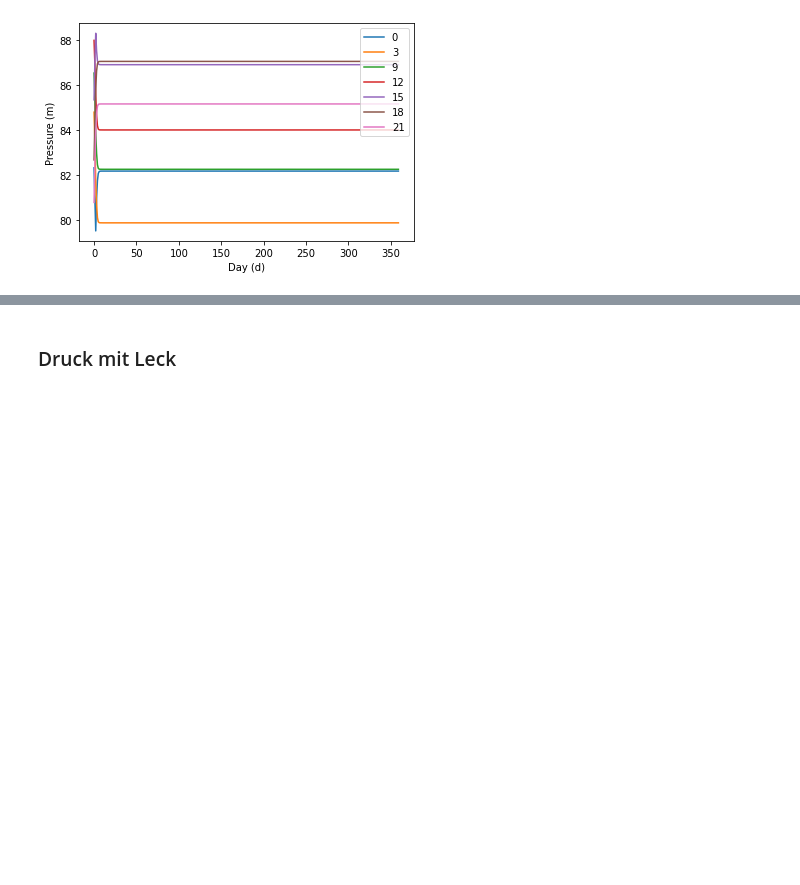
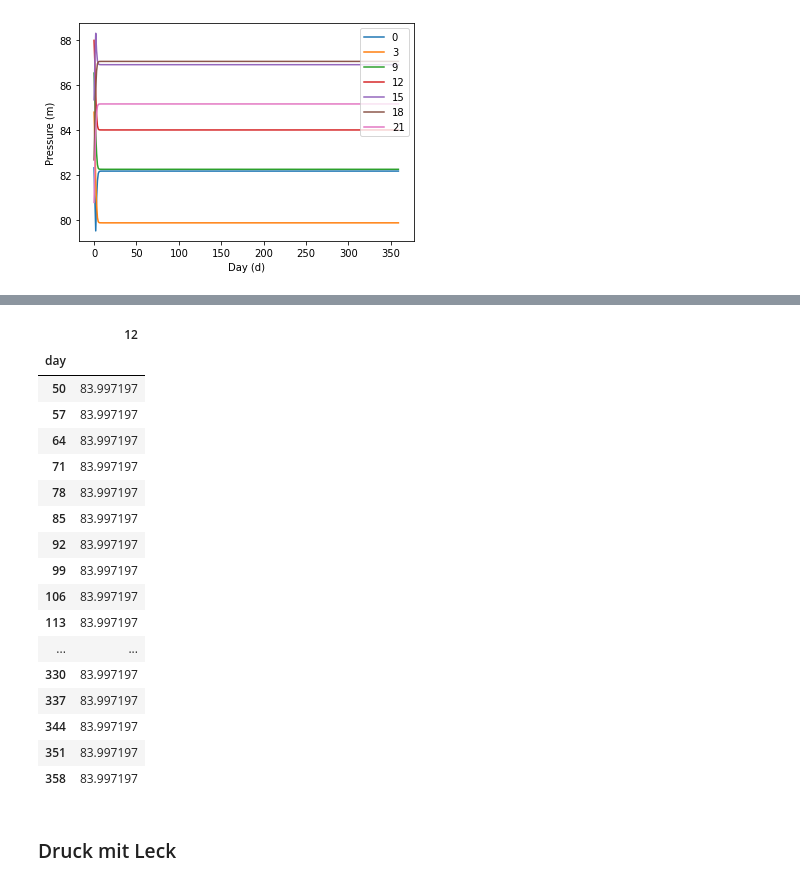
Before and after one commit to JulianBvW/BA-WDN-Leakage-Detection, a Jupyter notebook: VisualTesting.ipynb, the cells around one changed output, grey strips where cells are left out. Cells and saved outputs as stored; diff of their text form; code cells hidden in the pictures; blank space fills up the shorter version.

```diff
--- a/VisualTesting.ipynb
+++ b/VisualTesting.ipynb
@@ -110,3 +115,24 @@ plot(data.get_days_at_hours('12', hours=[0, 3, 9, 12, 15, 18, 21]), xlabel="Day
+# %%
+data.get_days_at_hour(12)[['12']].iloc[50:].iloc[::7, :]
+# %% [output]
+|  | 12 |
+| day |  |
+| 50 | 83.997197 |
+| 57 | 83.997197 |
+| 64 | 83.997197 |
+| 71 | 83.997197 |
+| 78 | 83.997197 |
+| 85 | 83.997197 |
+| 92 | 83.997197 |
+| 99 | 83.997197 |
+| 106 | 83.997197 |
+| 113 | 83.997197 |
+| ... | ... |
+| 330 | 83.997197 |
+| 337 | 83.997197 |
+| 344 | 83.997197 |
+| 351 | 83.997197 |
+| 358 | 83.997197 |
 # %% [markdown]
 ### Druck mit Leck
 # %% [markdown]
```
Also changed, not shown: parts of 6 cells of this notebook.
